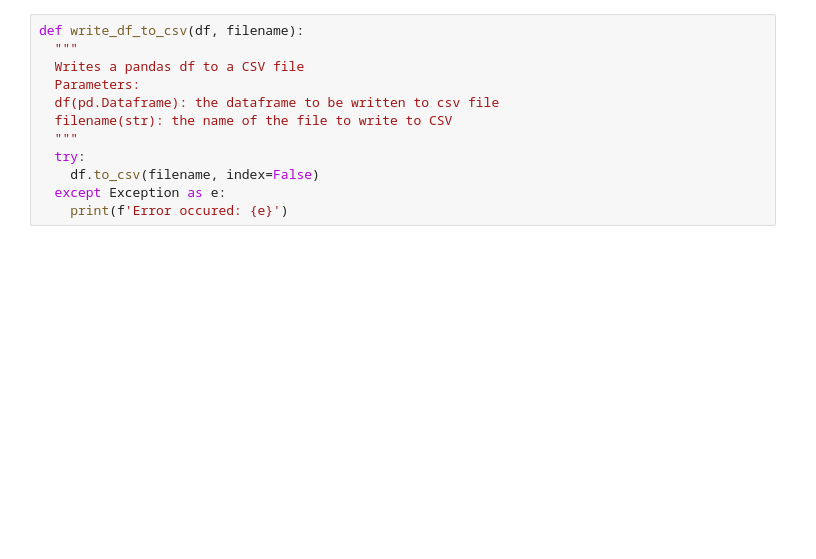
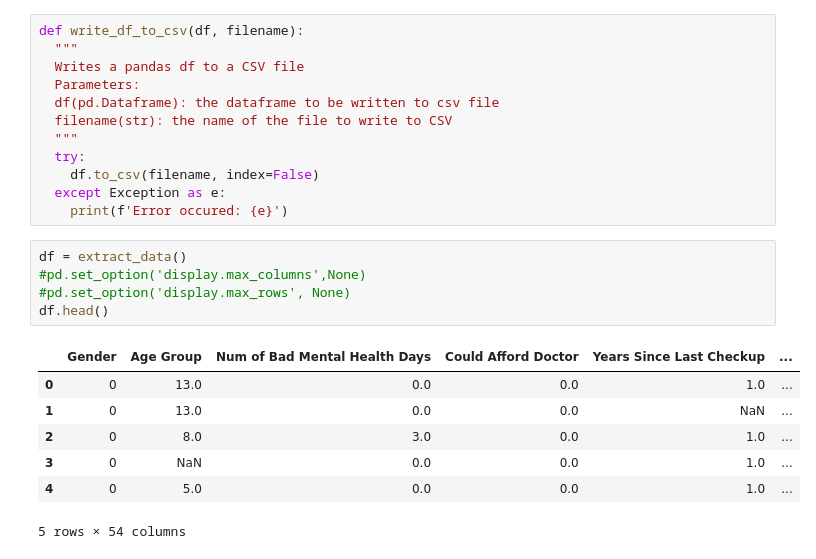
Before and after one commit to b-richins92/Cancer_Prediction, a Jupyter notebook: Preprocessing.ipynb, the cells around one changed output. Drawn from its saved outputs; the diff is of its cells as text; blank space fills up the shorter version.

```diff
--- a/Preprocessing.ipynb
+++ b/Preprocessing.ipynb
@@ -522,3 +490,16 @@ def write_df_to_csv(df, filename):
     df.to_csv(filename, index=False)
   except Exception as e:
     print(f'Error occured: {e}')
+# %%
+df = extract_data()
+#pd.set_option('display.max_columns',None)
+#pd.set_option('display.max_rows', None)
+df.head()
+# %% [output]
+|  | Gender | Age Group | Num of Bad Mental Health Days | Could Afford Doctor | Years Since Last Checkup | ... |
+| 0 | 0 | 13.0 | 0.0 | 0.0 | 1.0 | ... |
+| 1 | 0 | 13.0 | 0.0 | 0.0 | NaN | ... |
+| 2 | 0 | 8.0 | 3.0 | 0.0 | 1.0 | ... |
+| 3 | 0 | NaN | 0.0 | 0.0 | 1.0 | ... |
+| 4 | 0 | 5.0 | 0.0 | 0.0 | 1.0 | ... |
+5 rows × 54 columns
```
Also changed, not shown: parts of 27 cells of this notebook.
